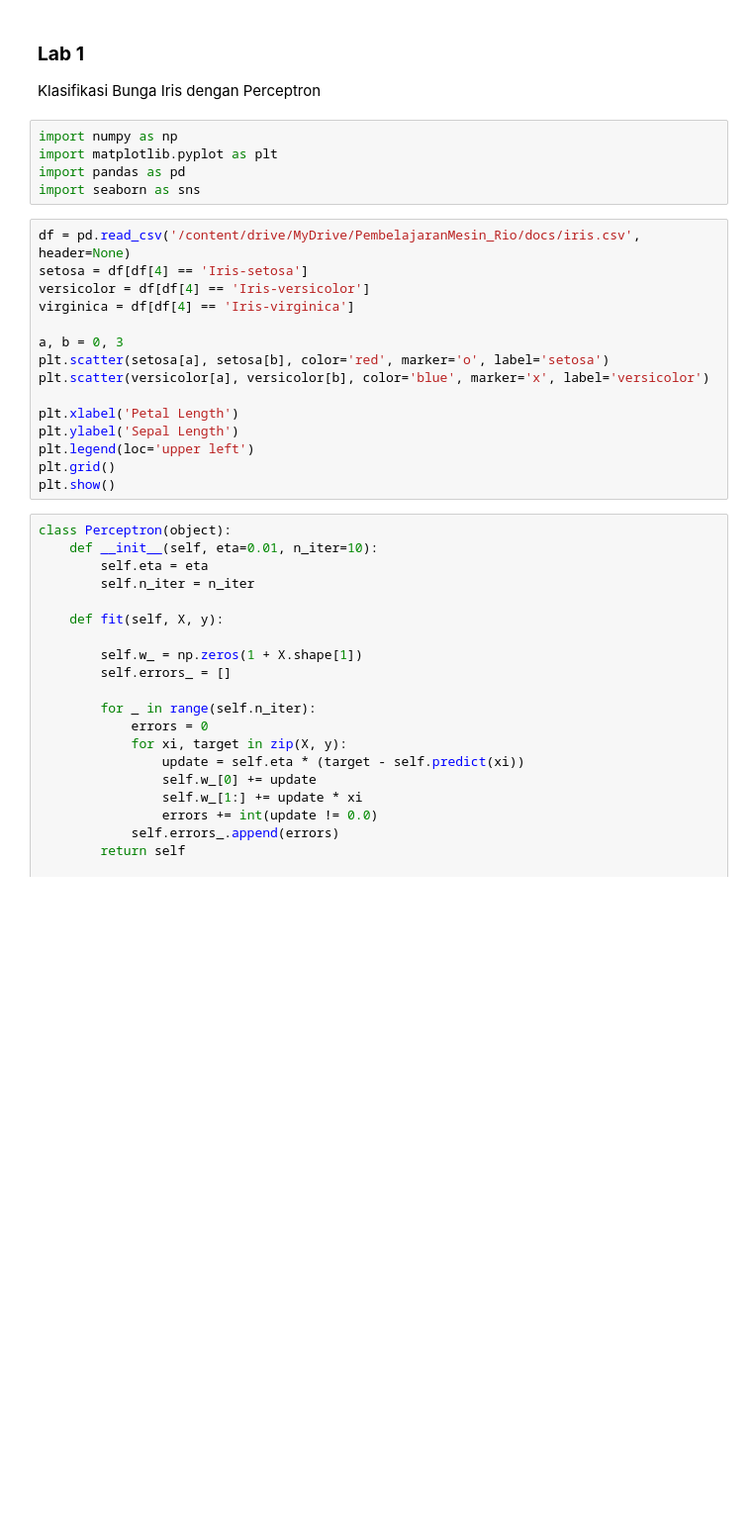
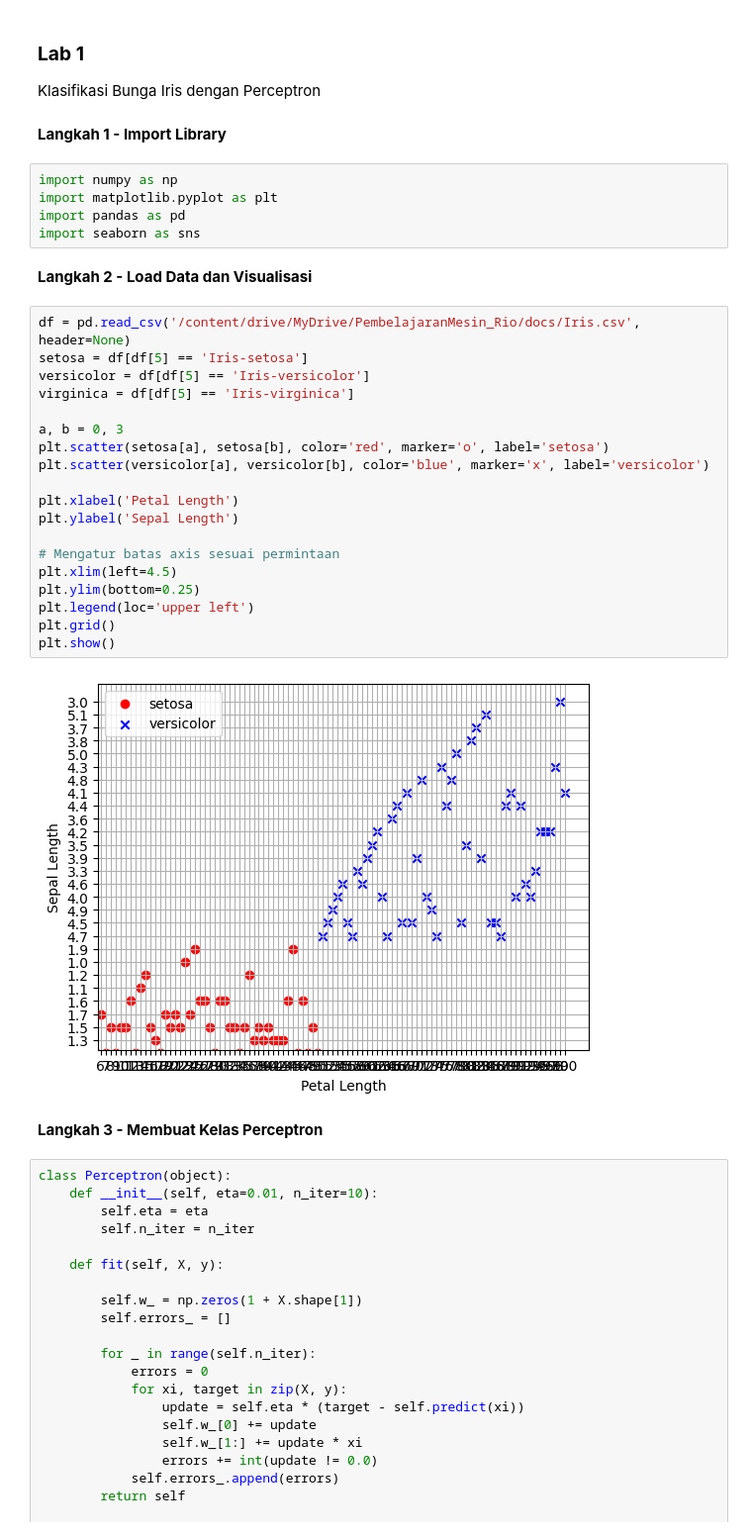
Before and after one commit to riotrip/ml-smt5, a Jupyter notebook: LAT_JS13.ipynb, the cells around one changed output. Shown at 99% size. Drawn from its saved outputs; the diff is of its cells as text; blank space fills up the shorter version.

```diff
--- a/LAT_JS13.ipynb
+++ b/LAT_JS13.ipynb
@@ -8,26 +8,38 @@
 ### **Lab 1**
 
 Klasifikasi Bunga Iris dengan Perceptron
+# %% [markdown]
+**Langkah 1 - Import Library**
 # %%
 import numpy as np
 import matplotlib.pyplot as plt
 import pandas as pd
 import seaborn as sns
+# %% [markdown]
+**Langkah 2 - Load Data dan Visualisasi**
 # %%
-df = pd.read_csv('/content/drive/MyDrive/PembelajaranMesin_Rio/docs/iris.csv', header=None)
-setosa = df[df[4] == 'Iris-setosa']
-versicolor = df[df[4] == 'Iris-versicolor']
-virginica = df[df[4] == 'Iris-virginica']
+df = pd.read_csv('/content/drive/MyDrive/PembelajaranMesin_Rio/docs/Iris.csv', header=None)
+setosa = df[df[5] == 'Iris-setosa']
+versicolor = df[df[5] == 'Iris-versicolor']
+virginica = df[df[5] == 'Iris-virginica']
 
 a, b = 0, 3
 plt.scatter(setosa[a], setosa[b], color='red', marker='o', label='setosa')
 plt.scatter(versicolor[a], versicolor[b], color='blue', marker='x', label='versicolor')
 
 plt.xlabel('Petal Length')
 plt.ylabel('Sepal Length')
+
+# Mengatur batas axis sesuai permintaan
+plt.xlim(left=4.5)
+plt.ylim(bottom=0.25)
 plt.legend(loc='upper left')
 plt.grid()
 plt.show()
+# %% [output]
+[figure, added]
+# %% [markdown]
+**Langkah 3 - Membuat Kelas Perceptron**
 # %%
 class Perceptron(object):
     def __init__(self, eta=0.01, n_iter=10):
```
Also changed, not shown: parts of 62 cells of this notebook.
